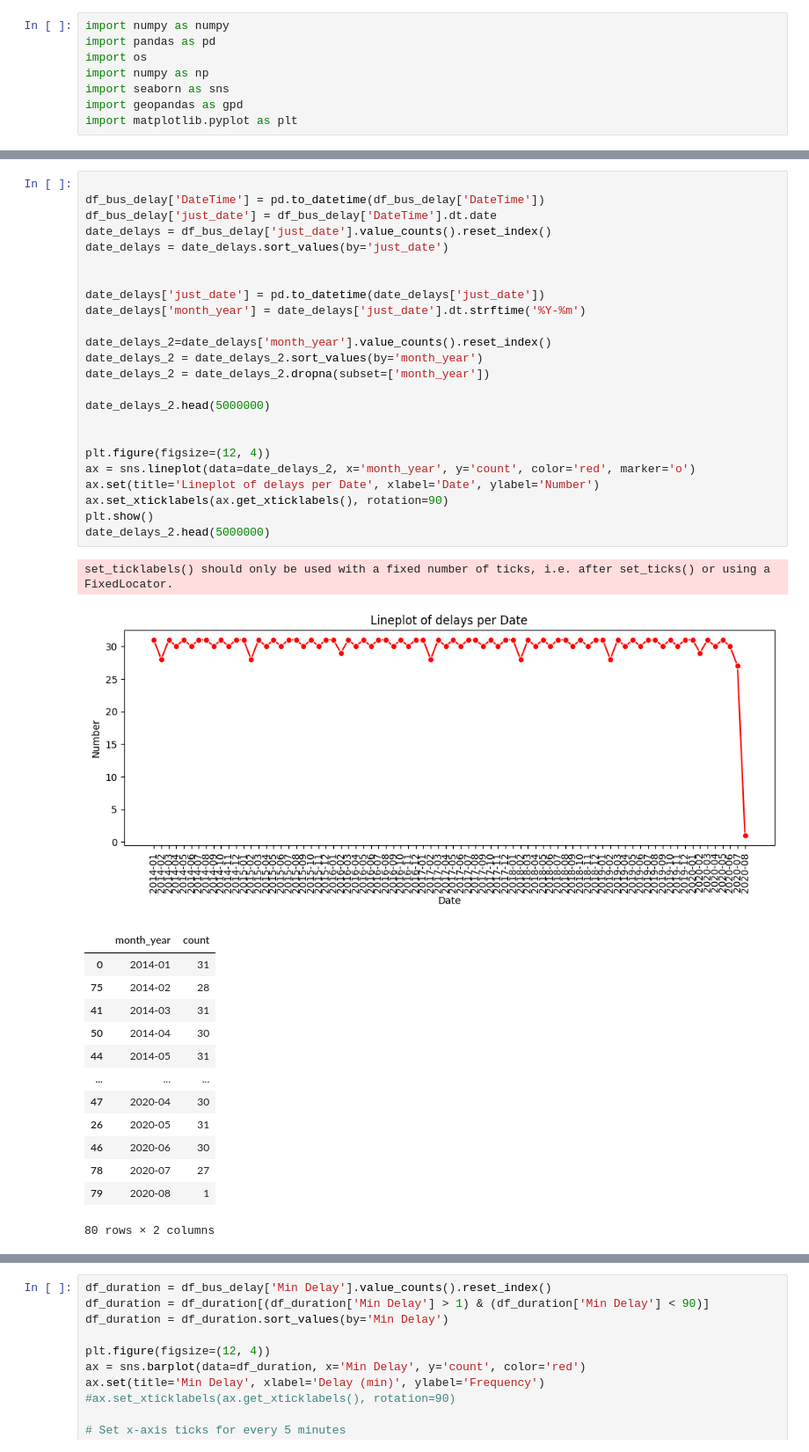
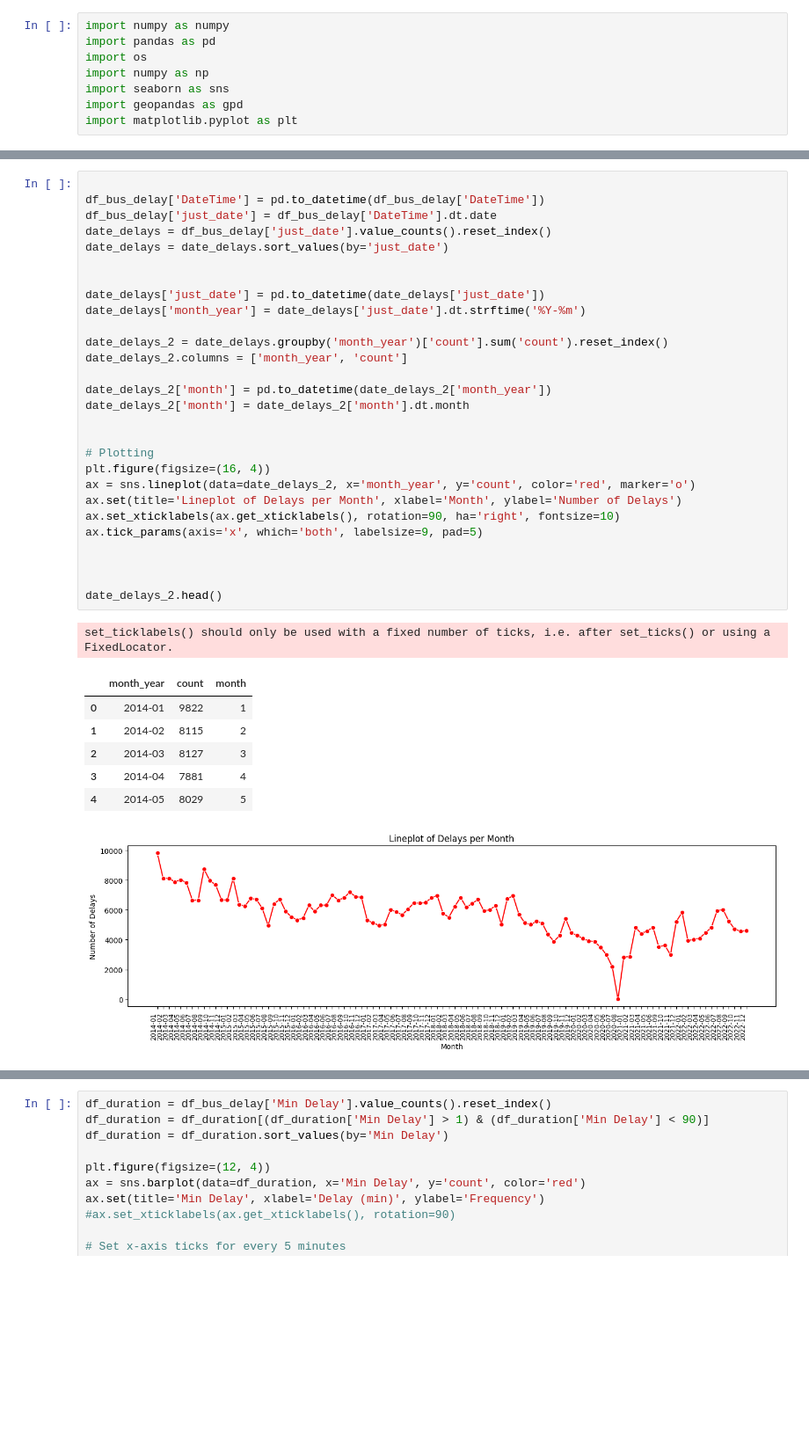
Before and after one commit to gcastagna/PandasExpressTTC, a Jupyter notebook: PandasExpress-Notebook-Amirr.ipynb, the cells around one changed output, grey strips where cells are left out. Shown at 88% size. Drawn from its saved outputs; the diff is of its cells as text; blank space fills up the shorter version.

Commit message:
Amir's visualizations
So far, the visualizations that are performed

```diff
--- a/PandasExpress-Notebook-Amirr.ipynb
+++ b/PandasExpress-Notebook-Amirr.ipynb
@@ -64,40 +67,37 @@ fig.show()
 # %%
 
 df_bus_delay['DateTime'] = pd.to_datetime(df_bus_delay['DateTime'])
 df_bus_delay['just_date'] = df_bus_delay['DateTime'].dt.date
 date_delays = df_bus_delay['just_date'].value_counts().reset_index()
 date_delays = date_delays.sort_values(by='just_date')
 
 
 date_delays['just_date'] = pd.to_datetime(date_delays['just_date'])
 date_delays['month_year'] = date_delays['just_date'].dt.strftime('%Y-%m')
 
-date_delays_2=date_delays['month_year'].value_counts().reset_index()
-date_delays_2 = date_delays_2.sort_values(by='month_year')
-date_delays_2 = date_delays_2.dropna(subset=['month_year'])
+date_delays_2 = date_delays.groupby('month_year')['count'].sum('count').reset_index()
+date_delays_2.columns = ['month_year', 'count']
 
-date_delays_2.head(5000000)
+date_delays_2['month'] = pd.to_datetime(date_delays_2['month_year'])
+date_delays_2['month'] = date_delays_2['month'].dt.month
 
 
-plt.figure(figsize=(12, 4))
+# Plotting
+plt.figure(figsize=(16, 4))
 ax = sns.lineplot(data=date_delays_2, x='month_year', y='count', color='red', marker='o')
-ax.set(title='Lineplot of delays per Date', xlabel='Date', ylabel='Number')
-ax.set_xticklabels(ax.get_xticklabels(), rotation=90)
-plt.show()
-date_delays_2.head(5000000)
+ax.set(title='Lineplot of Delays per Month', xlabel='Month', ylabel='Number of Delays')
+ax.set_xticklabels(ax.get_xticklabels(), rotation=90, ha='right', fontsize=10)
+ax.tick_params(axis='x', which='both', labelsize=9, pad=5)
+
+
+
+date_delays_2.head()
 # %% [output]
 set_ticklabels() should only be used with a fixed number of ticks, i.e. after set_ticks() or using a FixedLocator.
+|  | month_year | count | month |
+| 0 | 2014-01 | 9822 | 1 |
+| 1 | 2014-02 | 8115 | 2 |
+| 2 | 2014-03 | 8127 | 3 |
+| 3 | 2014-04 | 7881 | 4 |
+| 4 | 2014-05 | 8029 | 5 |
-[figure, old version]
+[figure, new version]
-|  | month_year | count |
-| 0 | 2014-01 | 31 |
-| 75 | 2014-02 | 28 |
-| 41 | 2014-03 | 31 |
-| 50 | 2014-04 | 30 |
-| 44 | 2014-05 | 31 |
-| ... | ... | ... |
-| 47 | 2020-04 | 30 |
-| 26 | 2020-05 | 31 |
-| 46 | 2020-06 | 30 |
-| 78 | 2020-07 | 27 |
-| 79 | 2020-08 | 1 |
-80 rows × 2 columns
```
Also changed, not shown: parts of 13 cells of this notebook, 2 other files.
